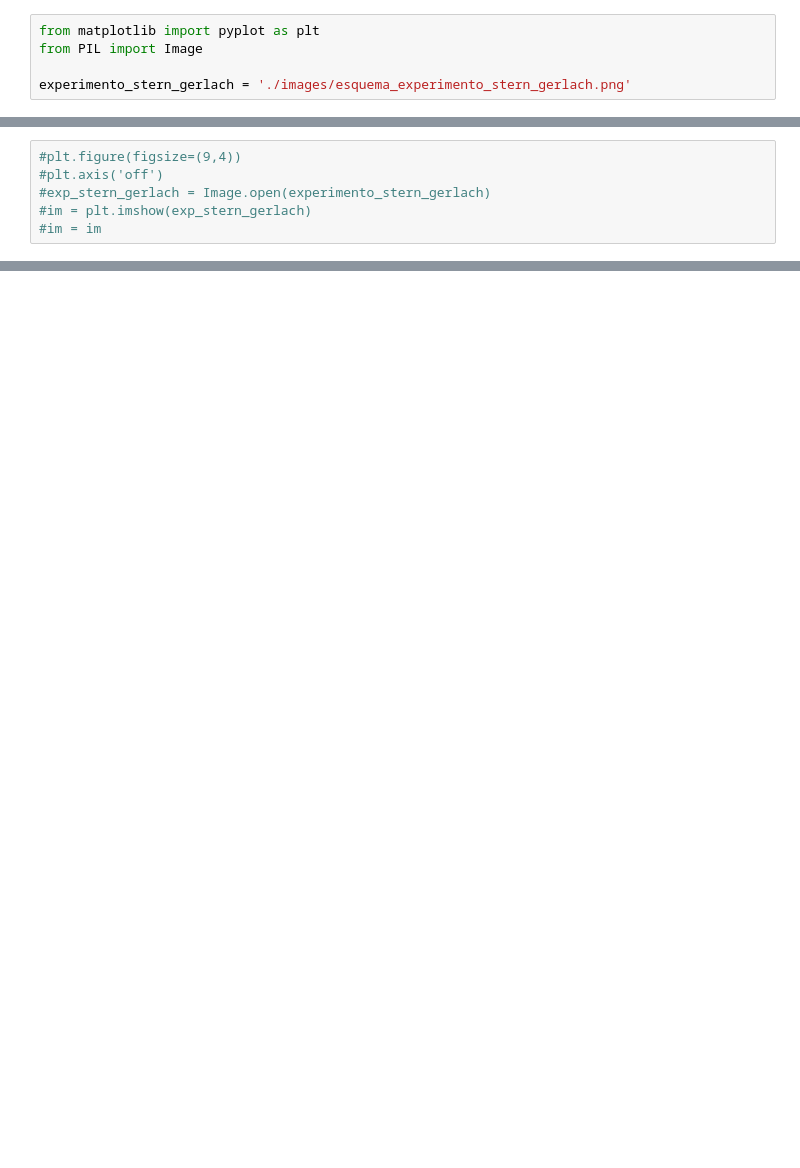
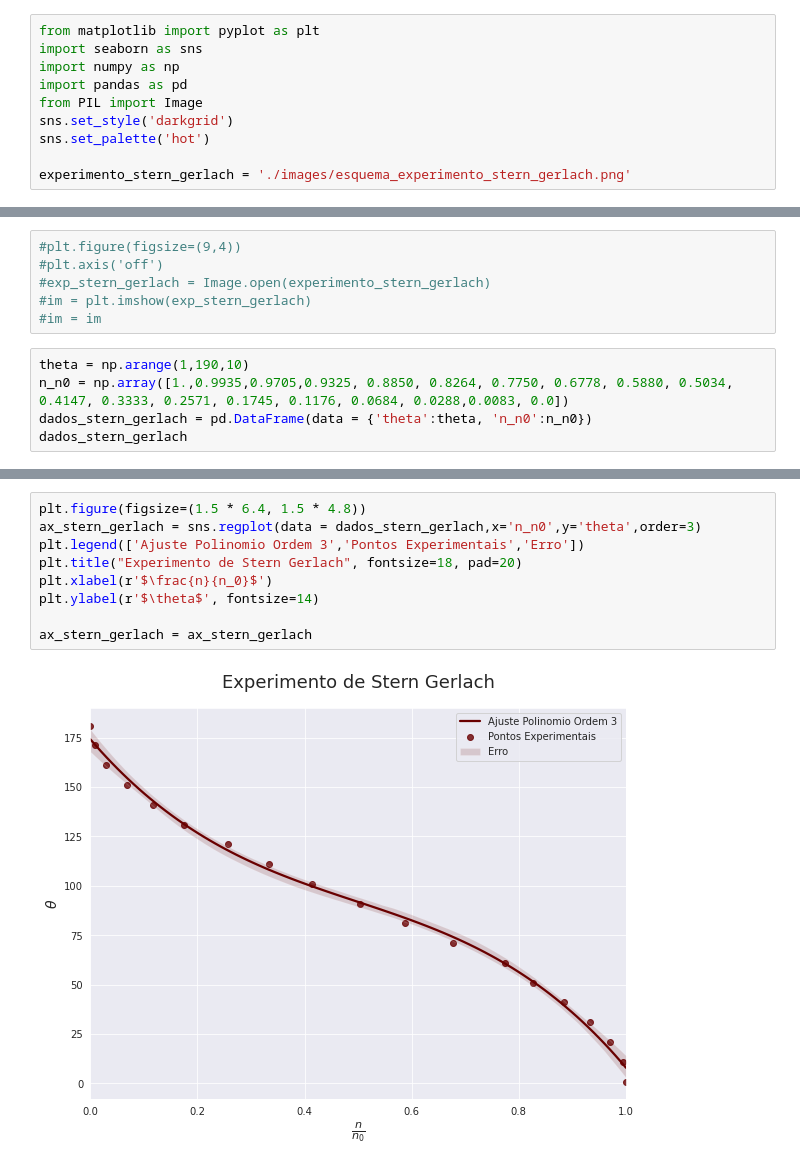
Before and after one commit to ConradBitt/LaboratorioFisicaModerna, a Jupyter notebook: Experimento de Stern-Gerlach.ipynb, the cells around one changed output, grey strips where cells are left out. Cells and saved outputs as stored; diff of their text form; blank space fills up the shorter version.

Commit message:
Regressao polinomial dos dados

```diff
--- a/Experimento de Stern-Gerlach.ipynb
+++ b/Experimento de Stern-Gerlach.ipynb
@@ -1,6 +1,11 @@
 # %%
 from matplotlib import pyplot as plt
+import seaborn as sns
+import numpy as np
+import pandas as pd
 from PIL import Image
+sns.set_style('darkgrid')
+sns.set_palette('hot')
 
 experimento_stern_gerlach = './images/esquema_experimento_stern_gerlach.png'
 # %% [markdown]
@@ -31,3 +36,8 @@ experimento_stern_gerlach = './images/esquema_experimento_stern_gerlach.png'
 #exp_stern_gerlach = Image.open(experimento_stern_gerlach)
 #im = plt.imshow(exp_stern_gerlach)
 #im = im
+# %%
+theta = np.arange(1,190,10)
+n_n0 = np.array([1.,0.9935,0.9705,0.9325, 0.8850, 0.8264, 0.7750, 0.6778, 0.5880, 0.5034, 0.4147, 0.3333, 0.2571, 0.1745, 0.1176, 0.0684, 0.0288,0.0083, 0.0])
+dados_stern_gerlach = pd.DataFrame(data = {'theta':theta, 'n_n0':n_n0})
+dados_stern_gerlach
@@ -33,0 +62,11 @@ experimento_stern_gerlach = './images/esquema_experimento_stern_gerlach.png'
+# %%
+plt.figure(figsize=(1.5 * 6.4, 1.5 * 4.8))
+ax_stern_gerlach = sns.regplot(data = dados_stern_gerlach,x='n_n0',y='theta',order=3)
+plt.legend(['Ajuste Polinomio Ordem 3','Pontos Experimentais','Erro'])
+plt.title("Experimento de Stern Gerlach", fontsize=18, pad=20)
+plt.xlabel(r'$\frac{n}{n_0}$')
+plt.ylabel(r'$\theta$', fontsize=14)
+
+ax_stern_gerlach = ax_stern_gerlach
+# %% [output]
+[figure, added]
```
Also changed, not shown: parts of 3 cells of this notebook.
